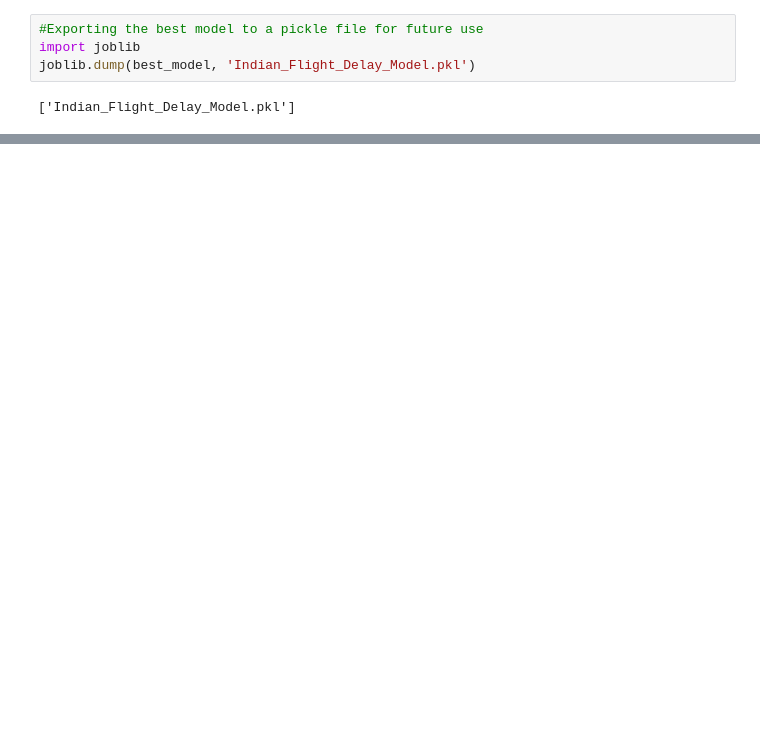
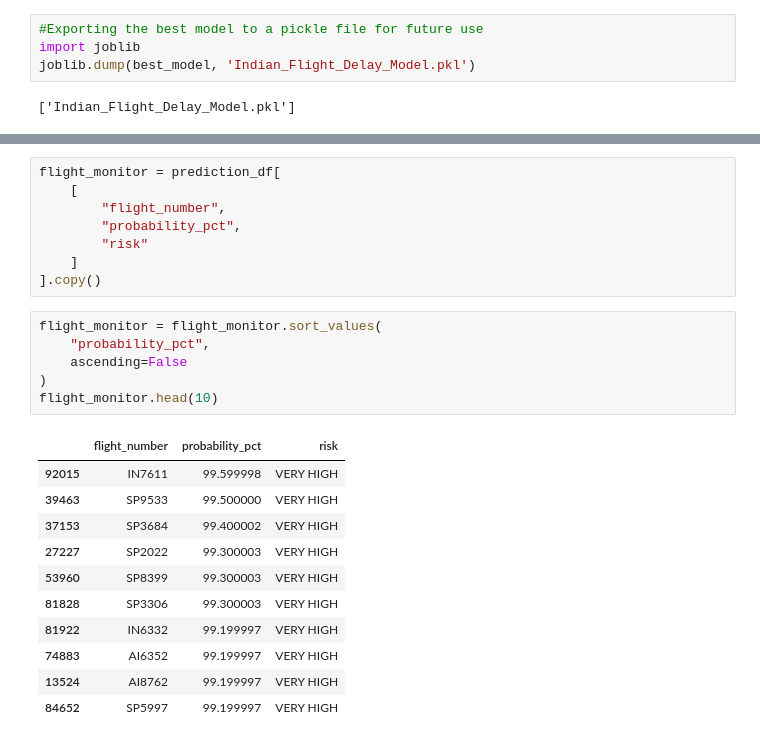
Before and after one commit to AustinMaithya/India-Flight-Delay-Prediction, a Jupyter notebook: Project.ipynb, the cells around one changed output, grey strips where cells are left out. Saved outputs shown, nothing was run; the diff lists cells and outputs as text; blank space fills up the shorter version.

```diff
--- a/Project.ipynb
+++ b/Project.ipynb
@@ -491,0 +534,26 @@ joblib.dump(best_model, 'Indian_Flight_Delay_Model.pkl')
+# %%
+flight_monitor = prediction_df[
+    [
+        "flight_number",
+        "probability_pct",
+        "risk"
+    ]
+].copy()
+# %%
+flight_monitor = flight_monitor.sort_values(
+    "probability_pct",
+    ascending=False
+)
+flight_monitor.head(10)
+# %% [output]
+|  | flight_number | probability_pct | risk |
+| 92015 | IN7611 | 99.599998 | VERY HIGH |
+| 39463 | SP9533 | 99.500000 | VERY HIGH |
+| 37153 | SP3684 | 99.400002 | VERY HIGH |
+| 27227 | SP2022 | 99.300003 | VERY HIGH |
+| 53960 | SP8399 | 99.300003 | VERY HIGH |
+| 81828 | SP3306 | 99.300003 | VERY HIGH |
+| 81922 | IN6332 | 99.199997 | VERY HIGH |
+| 74883 | AI6352 | 99.199997 | VERY HIGH |
+| 13524 | AI8762 | 99.199997 | VERY HIGH |
+| 84652 | SP5997 | 99.199997 | VERY HIGH |
```
Also changed, not shown: parts of 13 cells of this notebook.
